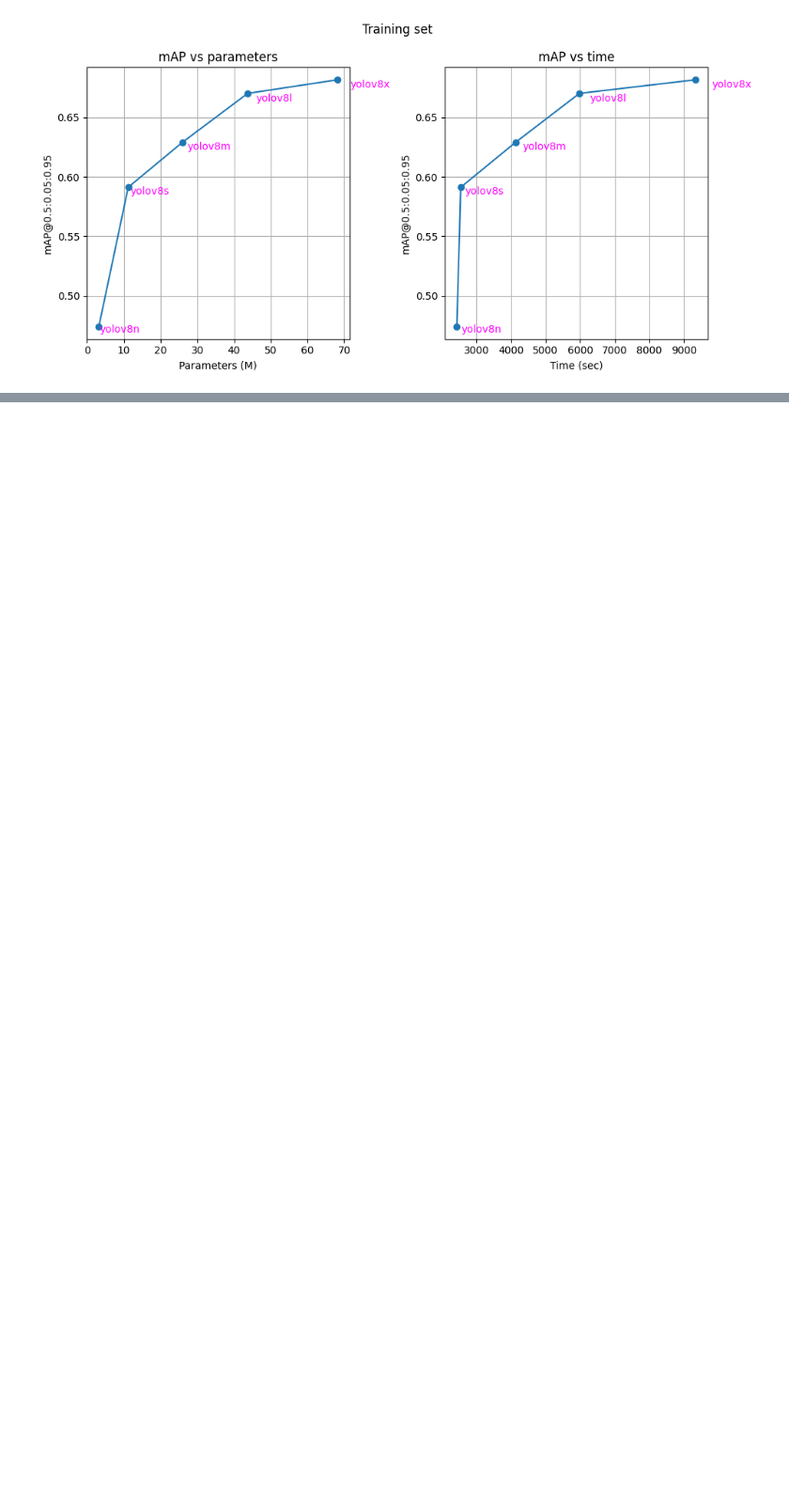
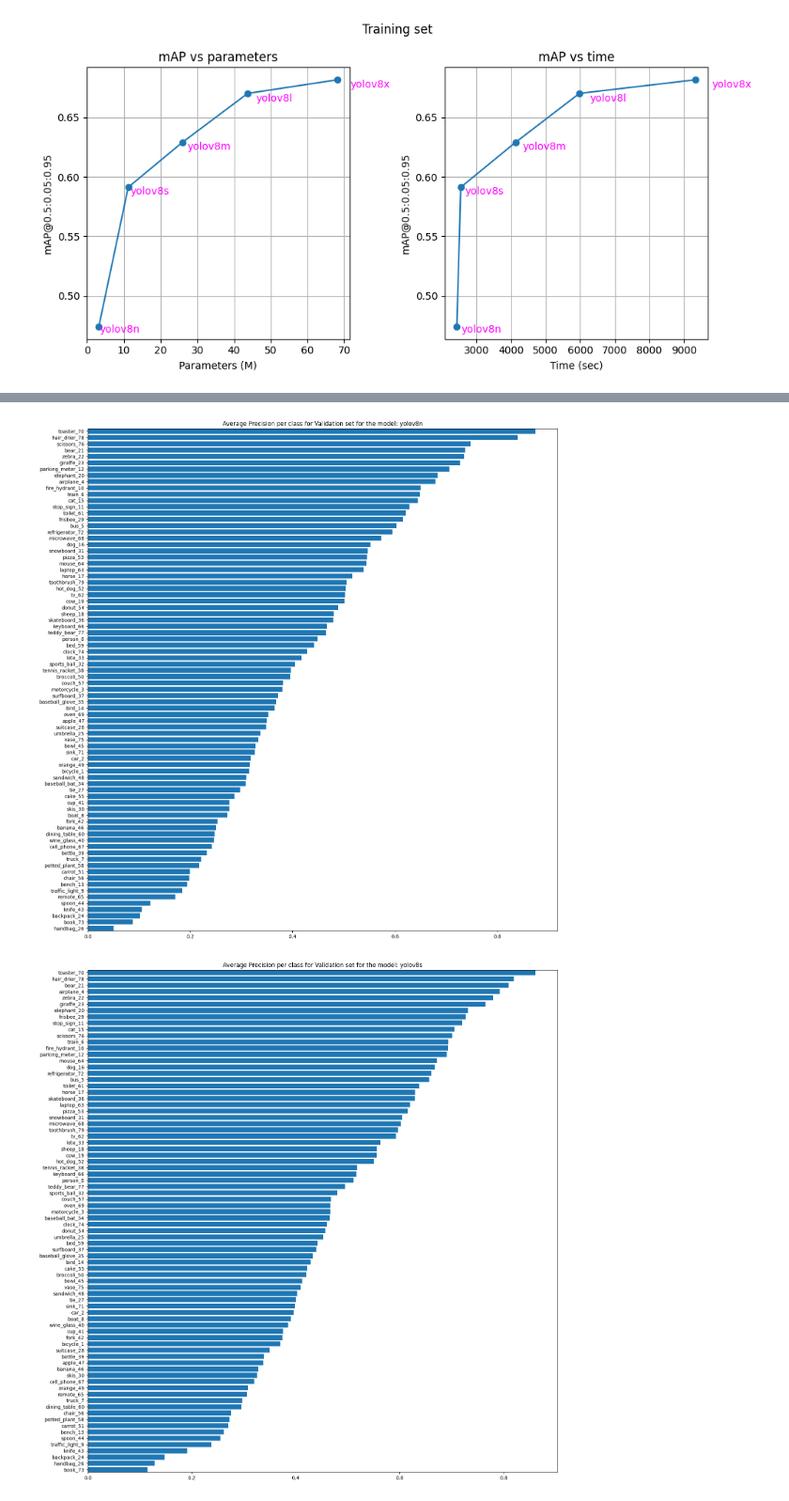
Before and after one commit to KacperChabros/Object-Detection, a Jupyter notebook: ResultsAnalysis.ipynb, the cells around one changed output, grey strips where cells are left out. Shown at 94% size. Saved outputs shown, nothing was run; the diff lists cells and outputs as text; code cells hidden in the pictures; blank space fills up the shorter version.

```diff
--- a/ResultsAnalysis.ipynb
+++ b/ResultsAnalysis.ipynb
@@ -262,0 +303,5 @@ plotLinePlotsForCategories(parametersDataTrain, allAPsInOneTrain, isTrain=True)
+# %%
+generateBarPlotsForCategories(mAPResultsVal, isTrain=False)
+# %% [output]
+[figure, added]
+[figure, added]
```
Also changed, not shown: parts of 15 cells of this notebook.
